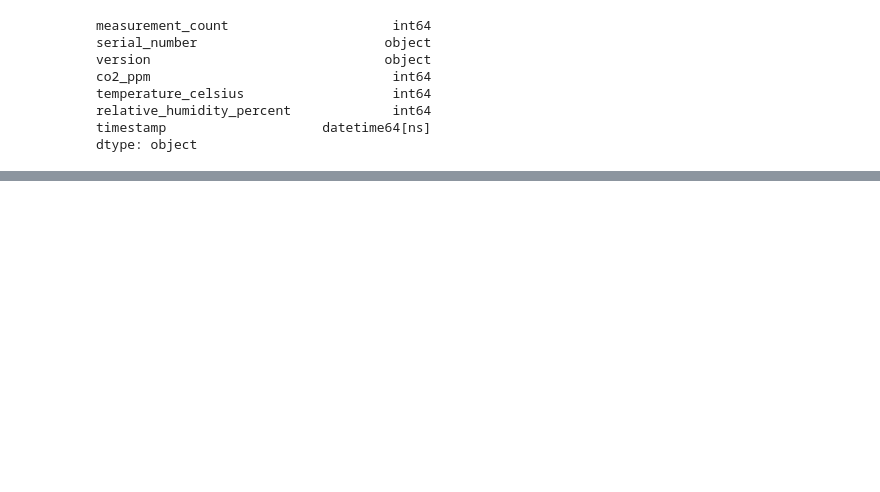
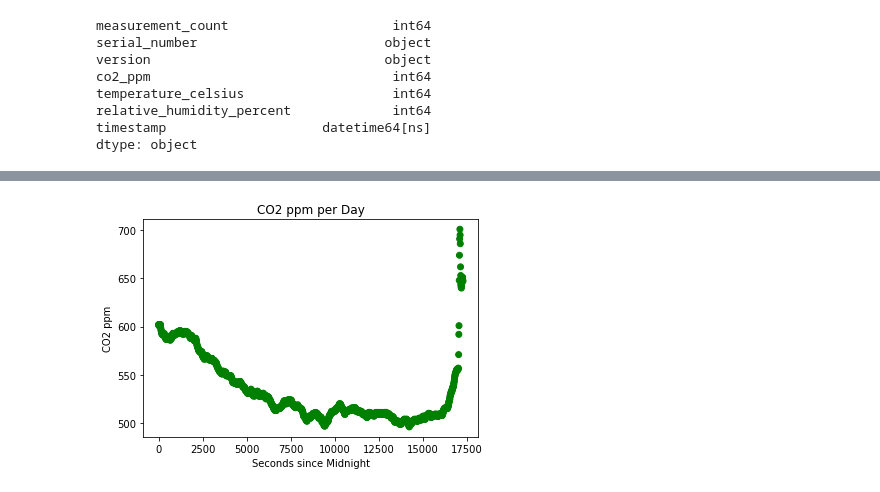
Before and after one commit to alexloosen/Anwesenheitsanalyse, a Jupyter notebook: Untitled.ipynb, the cells around one changed output, grey strips where cells are left out. Saved outputs shown, nothing was run; the diff lists cells and outputs as text; code cells hidden in the pictures; blank space fills up the shorter version.

```diff
--- a/Untitled.ipynb
+++ b/Untitled.ipynb
@@ -92,0 +86,6 @@ plt.show()
+# %%
+mask = np.logical_and(df['timestamp'].dt.day == 6, df['timestamp'].dt.month == 9)
+df_test = df.loc[mask]
+# %%
+df_test = df_test.loc[df['version'].isin(['1.0.4'])]
+df_test.head(5000000)
@@ -92,0 +106,3 @@ plt.show()
+# %%
+df_test = df_test.assign(epoch=lambda d: d['timestamp'].astype('int64'))
+df_test['time_elapsed'] = ((df_test['timestamp'] - df_test['timestamp'].dt.normalize()) / pd.Timedelta('1 second')).astype(int)
@@ -92,0 +125,13 @@ plt.show()
+# %%
+x = df_test['time_elapsed']
+y = df_test['co2_ppm']
+
+col = np.where(y<=1000, 'g', np.where(y<1400,'y','r'))
+
+plt.scatter(x, y, c=col)
+plt.title("CO2 ppm per Day")
+plt.xlabel("Seconds since Midnight")
+plt.ylabel("CO2 ppm")
+plt.show()
+# %% [output]
+[figure, added]
```
Also changed, not shown: parts of 12 cells of this notebook.
